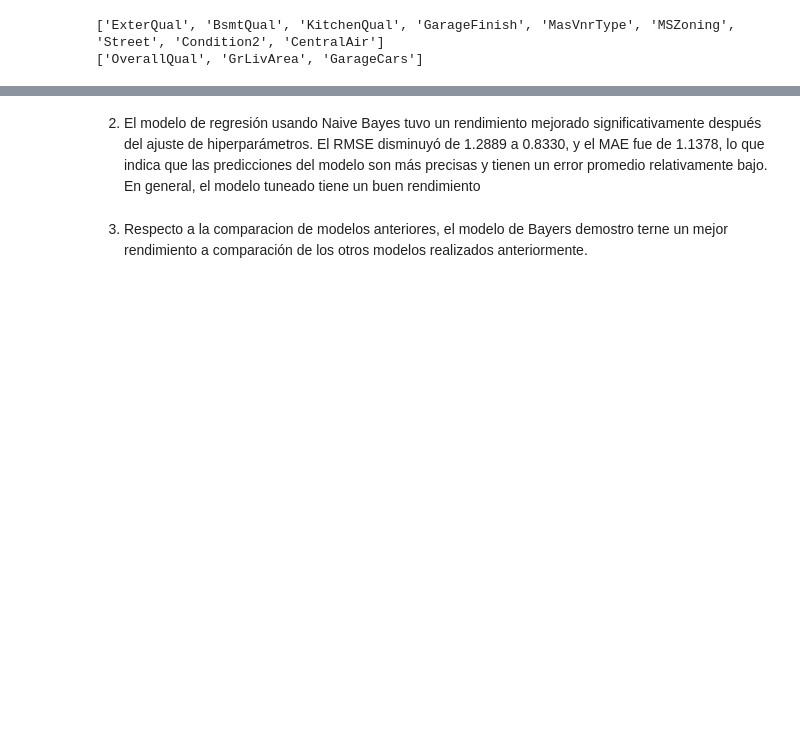
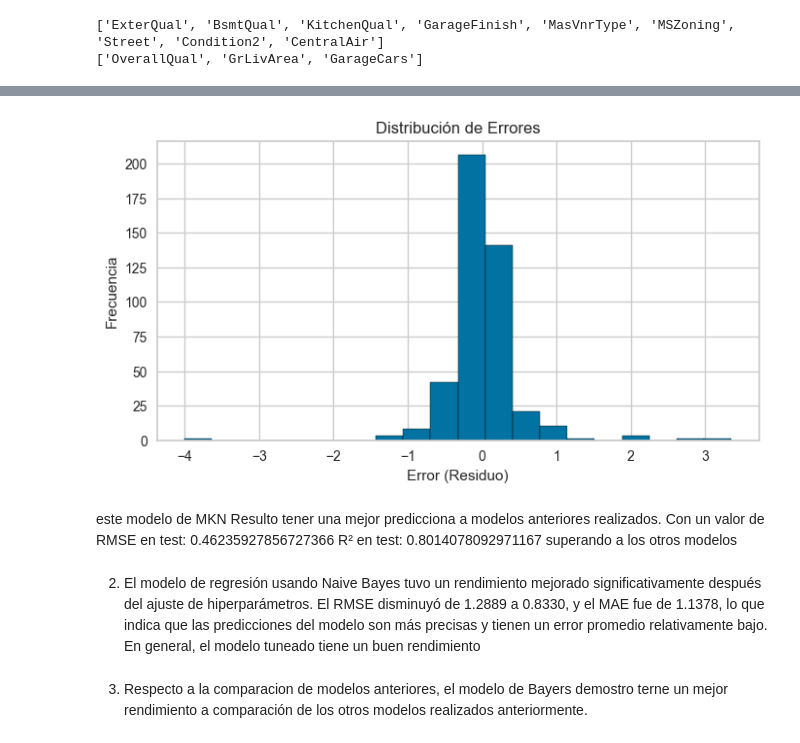
Before and after one commit to SebastianUVG/HT6_KNN, a Jupyter notebook: HT6.ipynb, the cells around one changed output, grey strips where cells are left out. Drawn from its saved outputs; the diff is of its cells as text; code cells hidden in the pictures; blank space fills up the shorter version.

```diff
--- a/HT6.ipynb
+++ b/HT6.ipynb
@@ -812,3 +747,15 @@ Mean Absolute Error (MAE): 1.1377920494233433
+# %%
+plt.figure(figsize=(8,4))
+plt.hist(residuals, bins=20, edgecolor='black')
+plt.xlabel("Error (Residuo)")
+plt.ylabel("Frecuencia")
+plt.title("Distribución de Errores")
+plt.show()
+# %% [output]
+[figure, added]
+# %% [markdown]
+este modelo de MKN Resulto tener una mejor predicciona a modelos anteriores realizados. Con un valor de RMSE en test: 0.46235927856727366
+R² en test: 0.8014078092971167 superando a los otros modelos
 # %% [markdown]
 2. El modelo de regresión usando Naive Bayes tuvo un rendimiento mejorado significativamente después del ajuste de hiperparámetros. El RMSE disminuyó de 1.2889 a 0.8330, y el MAE fue de 1.1378, lo que indica que las predicciones del modelo son más precisas y tienen un error promedio relativamente bajo. En general, el modelo tuneado tiene un buen rendimiento
 # %% [markdown]
```
Also changed, not shown: parts of 20 cells of this notebook.
